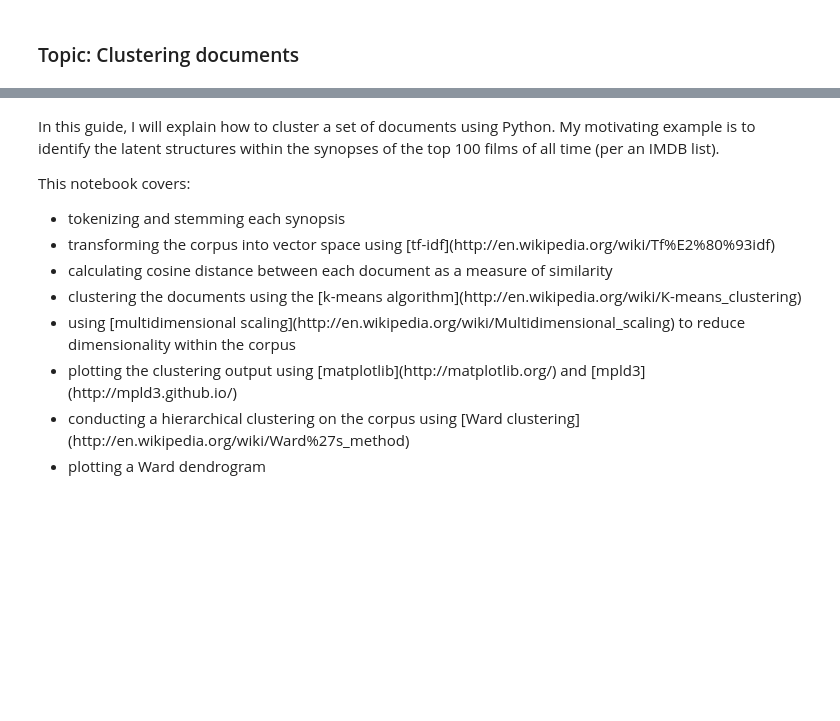
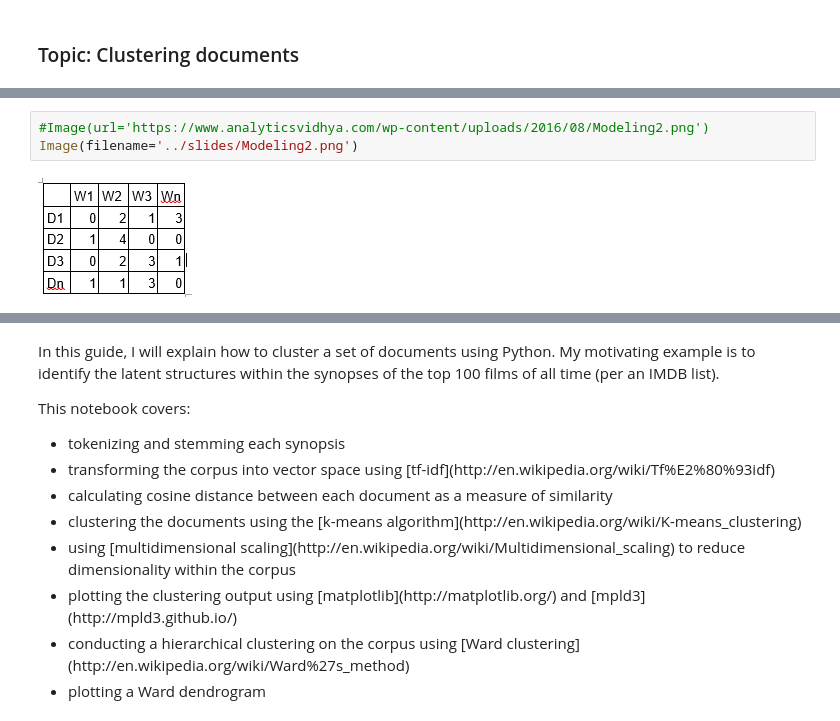
Before and after one commit to rsouza/MMD, a Jupyter notebook: notebooks/05_Clustering_Documents.ipynb, the cells around one changed output, grey strips where cells are left out. Drawn from its saved outputs; the diff is of its cells as text; blank space fills up the shorter version.

```diff
--- a/notebooks/05_Clustering_Documents.ipynb
+++ b/notebooks/05_Clustering_Documents.ipynb
@@ -17,0 +64,5 @@ This notebook is based on http://www.brandonrose.org and http://www.brandonrose.
+# %%
+#Image(url='https://www.analyticsvidhya.com/wp-content/uploads/2016/08/Modeling2.png')
+Image(filename='../slides/Modeling2.png')
+# %% [output]
+[figure, added]
```
Also changed, not shown: parts of 13 cells of this notebook.
